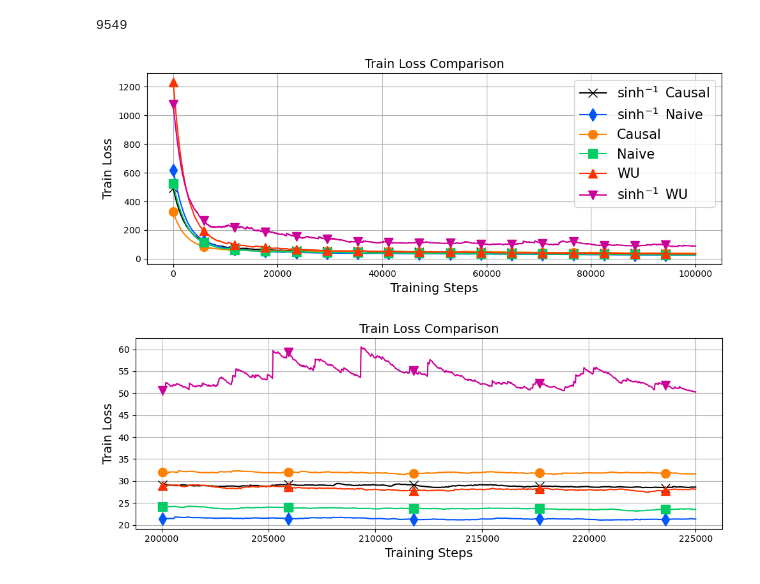
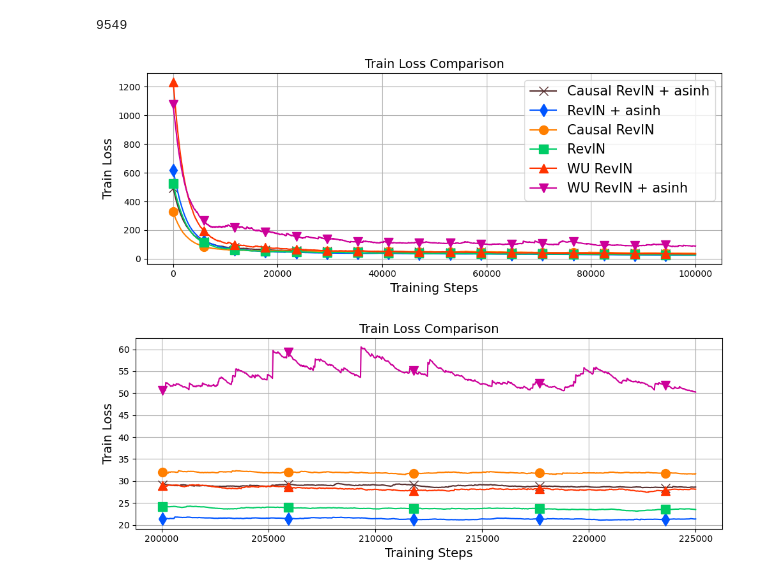
Before and after one commit to vilhess/normalizer, a Jupyter notebook: notebooks/training_loss.ipynb, the cells around one changed output. Drawn from its saved outputs; the diff is of its cells as text; code cells hidden in the pictures.

```diff
--- a/notebooks/training_loss.ipynb
+++ b/notebooks/training_loss.ipynb
@@ -47,7 +47,7 @@ train_loss_asinh_wu = np.concatenate([subdf1, subdf2], axis=0)
 # %%
 dic_model_colors = {
     "Causal RevIN":          "#FF7F00",  # vivid orange
-    "Causal RevIN + asinh":  "#000000",  # intense blue
+    "Causal RevIN + asinh":  "#573030",  # brown
     "RevIN":                 "#00CC66",  # vivid green
     "RevIN + asinh":         "#0055FF",  # electric deep blue
     "WU RevIN":              "#FF3300",  # bright red-orange
@@ -93,41 +93,41 @@ def ema(x, alpha=0.01):
         out[i] = alpha * x[i] + (1-alpha) * out[i-1]
     return out
 
 train_loss_asinh_causal_s = ema(train_loss_asinh_causal_resampled)
 train_loss_asinh_no_causal_s = ema(train_loss_asinh_no_causal_resampled)
 train_loss_no_sinh_causal_s = ema(train_loss_no_sinh_causal_resampled)
 train_loss_no_sinh_no_causal_s = ema(train_loss_no_sinh_no_causal_resampled)
 train_loss_no_sinh_wu_s = ema(train_loss_no_sinh_wu_resampled)
 train_loss_asinh_wu_s = ema(train_loss_asinh_wu_resampled)
 
 plt.figure(figsize=(10, 4))
 
 new_x = np.linspace(0, 225000, len(train_loss_asinh_causal_s))
 
 START = 0
 END = 100_000
 
 start_index = int(START / 225_000 * len(new_x))
 end_index = int(END / 225_000 * len(new_x))
 
-plt.plot(new_x[start_index:end_index], train_loss_asinh_causal_s[start_index:end_index], label='$\sinh^{-1}$ Causal', color=dic_model_colors["Causal RevIN + asinh"], marker=dic_model_markers["Causal RevIN + asinh"], markevery=250, markersize=10)
-plt.plot(new_x[start_index:end_index], train_loss_asinh_no_causal_s[start_index:end_index], label='$\sinh^{-1}$ Naive', color=dic_model_colors["RevIN + asinh"], marker=dic_model_markers["RevIN + asinh"], markevery=250, markersize=10)
-plt.plot(new_x[start_index:end_index], train_loss_no_sinh_causal_s[start_index:end_index], label='Causal', color=dic_model_colors["Causal RevIN"], marker=dic_model_markers["Causal RevIN"], markevery=250, markersize=10)
-plt.plot(new_x[start_index:end_index], train_loss_no_sinh_no_causal_s[start_index:end_index], label='Naive', color=dic_model_colors["RevIN"], marker=dic_model_markers["RevIN"], markevery=250, markersize=10)
-plt.plot(new_x[start_index:end_index], train_loss_no_sinh_wu_s[start_index:end_index], label='WU', color=dic_model_colors["WU RevIN"], marker=dic_model_markers["WU RevIN"], markevery=250, markersize=10)
-plt.plot(new_x[start_index:end_index], train_loss_asinh_wu_s[start_index:end_index], label='$\sinh^{-1}$ WU', color=dic_model_colors["WU RevIN + asinh"], marker=dic_model_markers["WU RevIN + asinh"], markevery=250, markersize=10)
+plt.plot(new_x[start_index:end_index], train_loss_asinh_causal_s[start_index:end_index], label='Causal RevIN + asinh', color=dic_model_colors["Causal RevIN + asinh"], marker=dic_model_markers["Causal RevIN + asinh"], markevery=250, markersize=10)
+plt.plot(new_x[start_index:end_index], train_loss_asinh_no_causal_s[start_index:end_index], label='RevIN + asinh', color=dic_model_colors["RevIN + asinh"], marker=dic_model_markers["RevIN + asinh"], markevery=250, markersize=10)
+plt.plot(new_x[start_index:end_index], train_loss_no_sinh_causal_s[start_index:end_index], label='Causal RevIN', color=dic_model_colors["Causal RevIN"], marker=dic_model_markers["Causal RevIN"], markevery=250, markersize=10)
+plt.plot(new_x[start_index:end_index], train_loss_no_sinh_no_causal_s[start_index:end_index], label='RevIN', color=dic_model_colors["RevIN"], marker=dic_model_markers["RevIN"], markevery=250, markersize=10)
+plt.plot(new_x[start_index:end_index], train_loss_no_sinh_wu_s[start_index:end_index], label='WU RevIN', color=dic_model_colors["WU RevIN"], marker=dic_model_markers["WU RevIN"], markevery=250, markersize=10)
+plt.plot(new_x[start_index:end_index], train_loss_asinh_wu_s[start_index:end_index], label='WU RevIN + asinh', color=dic_model_colors["WU RevIN + asinh"], marker=dic_model_markers["WU RevIN + asinh"], markevery=250, markersize=10)
 
 plt.xlabel('Training Steps', fontsize=14)
 plt.ylabel('Train Loss', fontsize=14)
 plt.title('Train Loss Comparison', fontsize=14)
 plt.legend(fontsize=15)
 plt.grid()
 plt.tight_layout()
-plt.savefig('figures/train_loss_comparison_all2.pdf', format='pdf', dpi=300)
+plt.savefig('figures/plots/train_loss_comparison_all2.pdf', format='pdf', dpi=300)
 plt.show()
 # %% [output]
 9549
-[figure, old version]
+[figure, new version]
 # %%
 len_asinh_causal = len(train_loss_asinh_causal)
 len_asinh_no_causal = len(train_loss_asinh_no_causal)
@@ -175,12 +175,12 @@ END = 225_000
 start_index = int(START / 225_000 * len(new_x))
 end_index = int(END / 225_000 * len(new_x))
 
-plt.plot(new_x[start_index:end_index], train_loss_asinh_causal_s[start_index:end_index], label='$\sinh^{-1}$ Causal', color=dic_model_colors["Causal RevIN + asinh"], marker=dic_model_markers["Causal RevIN + asinh"], markevery=250, markersize=10)
-plt.plot(new_x[start_index:end_index], train_loss_asinh_no_causal_s[start_index:end_index], label='$\sinh^{-1}$ Naive', color=dic_model_colors["RevIN + asinh"], marker=dic_model_markers["RevIN + asinh"], markevery=250, markersize=10)
-plt.plot(new_x[start_index:end_index], train_loss_no_sinh_causal_s[start_index:end_index], label='Causal', color=dic_model_colors["Causal RevIN"], marker=dic_model_markers["Causal RevIN"], markevery=250, markersize=10)
-plt.plot(new_x[start_index:end_index], train_loss_no_sinh_no_causal_s[start_index:end_index], label='Naive', color=dic_model_colors["RevIN"], marker=dic_model_markers["RevIN"], markevery=250, markersize=10)
-plt.plot(new_x[start_index:end_index], train_loss_no_sinh_wu_s[start_index:end_index], label='WU', color=dic_model_colors["WU RevIN"], marker=dic_model_markers["WU RevIN"], markevery=250, markersize=10)
-plt.plot(new_x[start_index:end_index], train_loss_asinh_wu_s[start_index:end_index], label='$\sinh^{-1}$ WU', color=dic_model_colors["WU RevIN + asinh"], marker=dic_model_markers["WU RevIN + asinh"], markevery=250, markersize=10)
+plt.plot(new_x[start_index:end_index], train_loss_asinh_causal_s[start_index:end_index], label='Causal RevIN + asinh', color=dic_model_colors["Causal RevIN + asinh"], marker=dic_model_markers["Causal RevIN + asinh"], markevery=250, markersize=10)
+plt.plot(new_x[start_index:end_index], train_loss_asinh_no_causal_s[start_index:end_index], label='RevIN + asinh', color=dic_model_colors["RevIN + asinh"], marker=dic_model_markers["RevIN + asinh"], markevery=250, markersize=10)
+plt.plot(new_x[start_index:end_index], train_loss_no_sinh_causal_s[start_index:end_index], label='Causal RevIN', color=dic_model_colors["Causal RevIN"], marker=dic_model_markers["Causal RevIN"], markevery=250, markersize=10)
+plt.plot(new_x[start_index:end_index], train_loss_no_sinh_no_causal_s[start_index:end_index], label='RevIN', color=dic_model_colors["RevIN"], marker=dic_model_markers["RevIN"], markevery=250, markersize=10)
+plt.plot(new_x[start_index:end_index], train_loss_no_sinh_wu_s[start_index:end_index], label='WU RevIN', color=dic_model_colors["WU RevIN"], marker=dic_model_markers["WU RevIN"], markevery=250, markersize=10)
+plt.plot(new_x[start_index:end_index], train_loss_asinh_wu_s[start_index:end_index], label='WU RevIN + asinh', color=dic_model_colors["WU RevIN + asinh"], marker=dic_model_markers["WU RevIN + asinh"], markevery=250, markersize=10)
 
 plt.xlabel('Training Steps', fontsize=14)
 plt.ylabel('Train Loss', fontsize=14)
@@ -188,7 +188,7 @@ plt.title('Train Loss Comparison', fontsize=14)
 #plt.legend(fontsize=12)
 plt.grid()
 plt.tight_layout()
-plt.savefig('figures/train_loss_comparison_end2.pdf', format='pdf', dpi=300)
+plt.savefig('figures/plots/train_loss_comparison_end2.pdf', format='pdf', dpi=300)
 plt.show()
 # %% [output]
-[figure, old version]
+[figure, new version]
```
Also changed, not shown: 5 other files.
